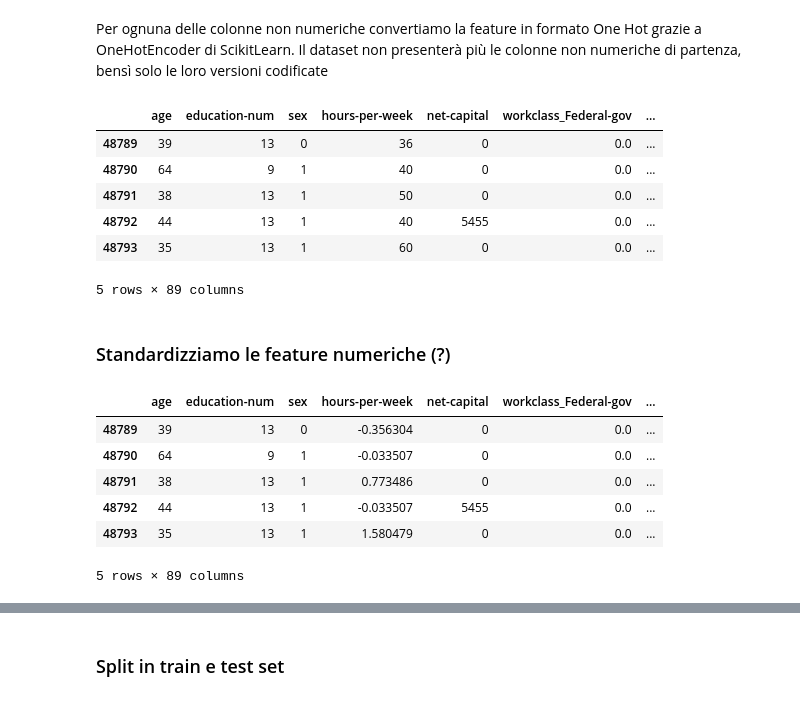
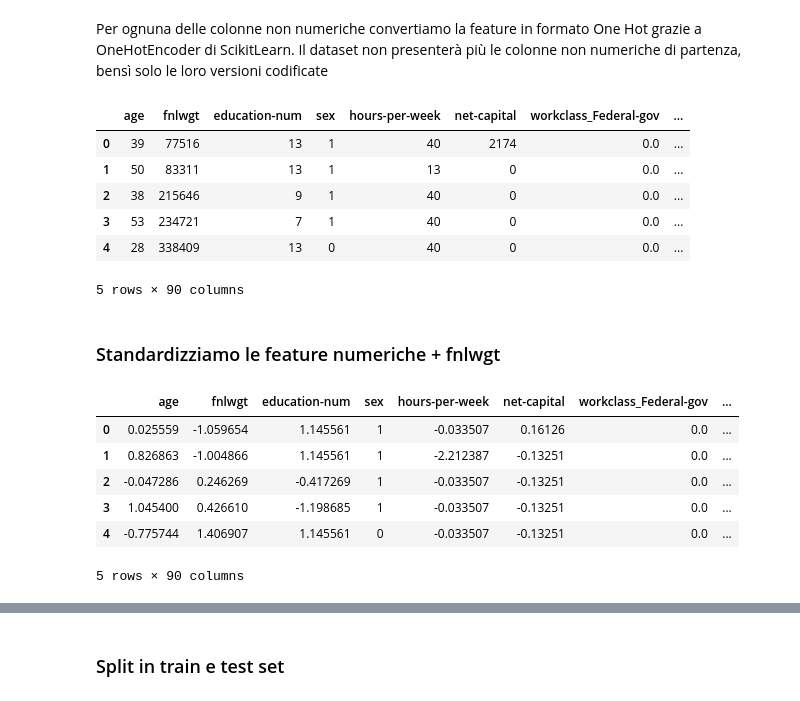
Before and after one commit to NicoSanse/ML_Project, a Jupyter notebook: Project.ipynb, the cells around one changed output, grey strips where cells are left out. Drawn from its saved outputs; the diff is of its cells as text; code cells hidden in the pictures.

```diff
--- a/Project.ipynb
+++ b/Project.ipynb
@@ -1050,10 +1050,7 @@ Invece ciò che si farà sarà considerare l'uso di modelli robusti agli outlier
 # %% [markdown]
 Prima di tutto occorre suddividere il dataset
 # %%
-fnlwgt =pd.DataFrame()
-fnlwgt = df[['fnlwgt']]
-
 y = pd.DataFrame()
 y = df[['target']]
 
-X = df.drop(labels=['fnlwgt', 'target'], axis=1)
+X = df.drop(labels=['target'], axis=1)
@@ -1127,34 +1109,34 @@ Per ognuna delle colonne non numeriche convertiamo la feature in formato One Hot
 # %%
 one_hot_encoder = OneHotEncoder(sparse_output=False).set_output(transform='pandas')
 
 for categorical_column in ['workclass', 'marital-status', 'occupation', 'relationship', 'race', 'native-country']:
     one_hot_encoded_feature = one_hot_encoder.fit_transform(X[[categorical_column]].astype('category'))
     X = pd.concat([X, one_hot_encoded_feature], axis=1).drop(columns=categorical_column)
 
-X.tail()
+X.head()
 # %% [output]
-|  | age | education-num | sex | hours-per-week | net-capital | workclass_Federal-gov | ... |
-| 48789 | 39 | 13 | 0 | 36 | 0 | 0.0 | ... |
-| 48790 | 64 | 9 | 1 | 40 | 0 | 0.0 | ... |
-| 48791 | 38 | 13 | 1 | 50 | 0 | 0.0 | ... |
-| 48792 | 44 | 13 | 1 | 40 | 5455 | 0.0 | ... |
-| 48793 | 35 | 13 | 1 | 60 | 0 | 0.0 | ... |
+|  | age | fnlwgt | education-num | sex | hours-per-week | net-capital | workclass_Federal-gov | ... |
+| 0 | 39 | 77516 | 13 | 1 | 40 | 2174 | 0.0 | ... |
+| 1 | 50 | 83311 | 13 | 1 | 13 | 0 | 0.0 | ... |
+| 2 | 38 | 215646 | 9 | 1 | 40 | 0 | 0.0 | ... |
+| 3 | 53 | 234721 | 7 | 1 | 40 | 0 | 0.0 | ... |
+| 4 | 28 | 338409 | 13 | 0 | 40 | 0 | 0.0 | ... |
-5 rows × 89 columns
+5 rows × 90 columns
 # %% [markdown]
-### Standardizziamo le feature numeriche (?)
+### Standardizziamo le feature numeriche + fnlwgt
 # %%
 standard_scaler = StandardScaler()
 
-for numeric_columns in ['age', 'education-num', 'hours-per-week', 'net-capital']:
-    X[numeric_column] = standard_scaler.fit_transform(X[[numeric_column]])
+for numeric_column in ['age', 'education-num', 'hours-per-week', 'net-capital', 'fnlwgt']:
+   X[numeric_column] = standard_scaler.fit_transform(X[[numeric_column]])
 
 
-X.tail()
+X.head()
 # %% [output]
-|  | age | education-num | sex | hours-per-week | net-capital | workclass_Federal-gov | ... |
-| 48789 | 39 | 13 | 0 | -0.356304 | 0 | 0.0 | ... |
-| 48790 | 64 | 9 | 1 | -0.033507 | 0 | 0.0 | ... |
-| 48791 | 38 | 13 | 1 | 0.773486 | 0 | 0.0 | ... |
-| 48792 | 44 | 13 | 1 | -0.033507 | 5455 | 0.0 | ... |
-| 48793 | 35 | 13 | 1 | 1.580479 | 0 | 0.0 | ... |
+|  | age | fnlwgt | education-num | sex | hours-per-week | net-capital | workclass_Federal-gov | ... |
+| 0 | 0.025559 | -1.059654 | 1.145561 | 1 | -0.033507 | 0.16126 | 0.0 | ... |
+| 1 | 0.826863 | -1.004866 | 1.145561 | 1 | -2.212387 | -0.13251 | 0.0 | ... |
+| 2 | -0.047286 | 0.246269 | -0.417269 | 1 | -0.033507 | -0.13251 | 0.0 | ... |
+| 3 | 1.045400 | 0.426610 | -1.198685 | 1 | -0.033507 | -0.13251 | 0.0 | ... |
+| 4 | -0.775744 | 1.406907 | 1.145561 | 0 | -0.033507 | -0.13251 | 0.0 | ... |
-5 rows × 89 columns
+5 rows × 90 columns
```
Also changed, not shown: parts of 11 cells of this notebook.
